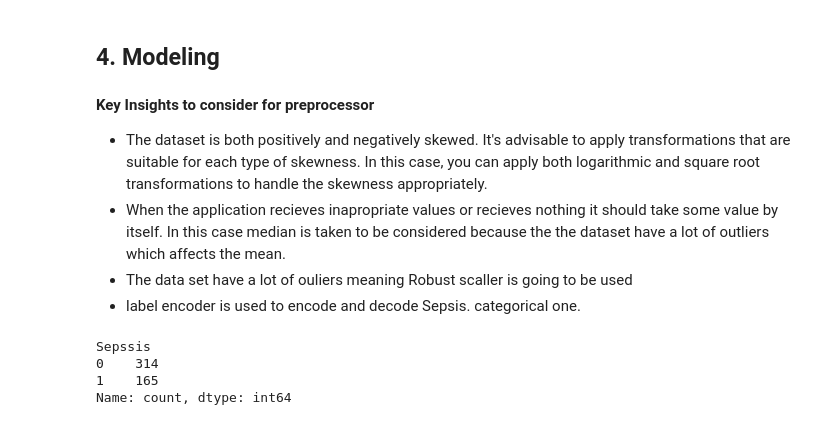
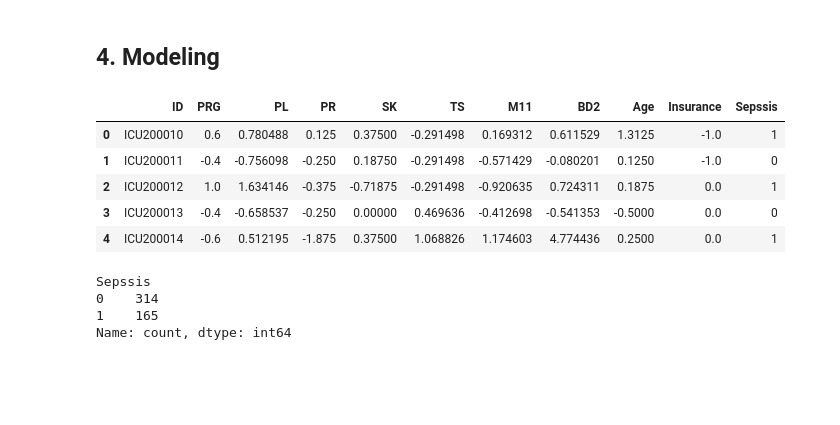
Before and after one commit to tirusew-7/Sepsis-Prediction-API-with-FastAPI, a Jupyter notebook: dev/Sepsis.ipynb, the cells around one changed output. Cells and saved outputs as stored; diff of their text form; code cells hidden in the pictures; blank space fills up the shorter version.

```diff
--- a/dev/Sepsis.ipynb
+++ b/dev/Sepsis.ipynb
@@ -499,13 +496,24 @@ df_train.duplicated().sum()
 0
 # %% [markdown]
 ## **4. Modeling**
-# %% [markdown]
-**Key Insights to consider for preprocessor**
-- The dataset is both positively and negatively skewed. It's advisable to apply transformations that are suitable for each type of skewness. In this case, you can apply both logarithmic and square root transformations to handle the skewness appropriately.
-- When the application recieves inapropriate values or recieves nothing it should take some value by itself. In this case median is taken to be considered because the the dataset have a lot of outliers which affects the mean.
-- The data set have a lot of ouliers meaning Robust scaller is going to be used
-- label encoder is used to encode and decode Sepsis. categorical one.
-# %%
-encoder = LabelEncoder()
-df_train['Sepssis'] = encoder.fit_transform(df_train['Sepssis'] )
+# %%
+# Encode the target variable
+label_encoder = LabelEncoder() # Initialize LabelEncoder
+df_train['Sepssis'] = label_encoder.fit_transform(df_train['Sepssis']) # Encode the 'Sepssis' column
+# Initialize StandardScaler
+scaler = RobustScaler()
+df_testt=df_test.drop(columns=['ID'])
+num_columns_train = df_train.select_dtypes(include=['int64', 'float64']).columns # Extract numerical columns
+num_columns_test = df_testt.select_dtypes(include=['int64', 'float64']).columns # Extract numerical columns
+# Fit and transform the numerical columns
+df_train[num_columns_train] = scaler.fit_transform(df_train[num_columns_train])
+df_testt[num_columns_test] = scaler.transform(df_testt[num_columns_test])
+df_train.head()
+# %% [output]
+|  | ID | PRG | PL | PR | SK | TS | M11 | BD2 | Age | Insurance | Sepssis |
+| 0 | ICU200010 | 0.6 | 0.780488 | 0.125 | 0.37500 | -0.291498 | 0.169312 | 0.611529 | 1.3125 | -1.0 | 1 |
+| 1 | ICU200011 | -0.4 | -0.756098 | -0.250 | 0.18750 | -0.291498 | -0.571429 | -0.080201 | 0.1250 | -1.0 | 0 |
+| 2 | ICU200012 | 1.0 | 1.634146 | -0.375 | -0.71875 | -0.291498 | -0.920635 | 0.724311 | 0.1875 | 0.0 | 1 |
+| 3 | ICU200013 | -0.4 | -0.658537 | -0.250 | 0.00000 | 0.469636 | -0.412698 | -0.541353 | -0.5000 | 0.0 | 0 |
+| 4 | ICU200014 | -0.6 | 0.512195 | -1.875 | 0.37500 | 1.068826 | 1.174603 | 4.774436 | 0.2500 | 0.0 | 1 |
 # %%
```
Also changed, not shown: parts of 12 cells of this notebook, 7 other files.
